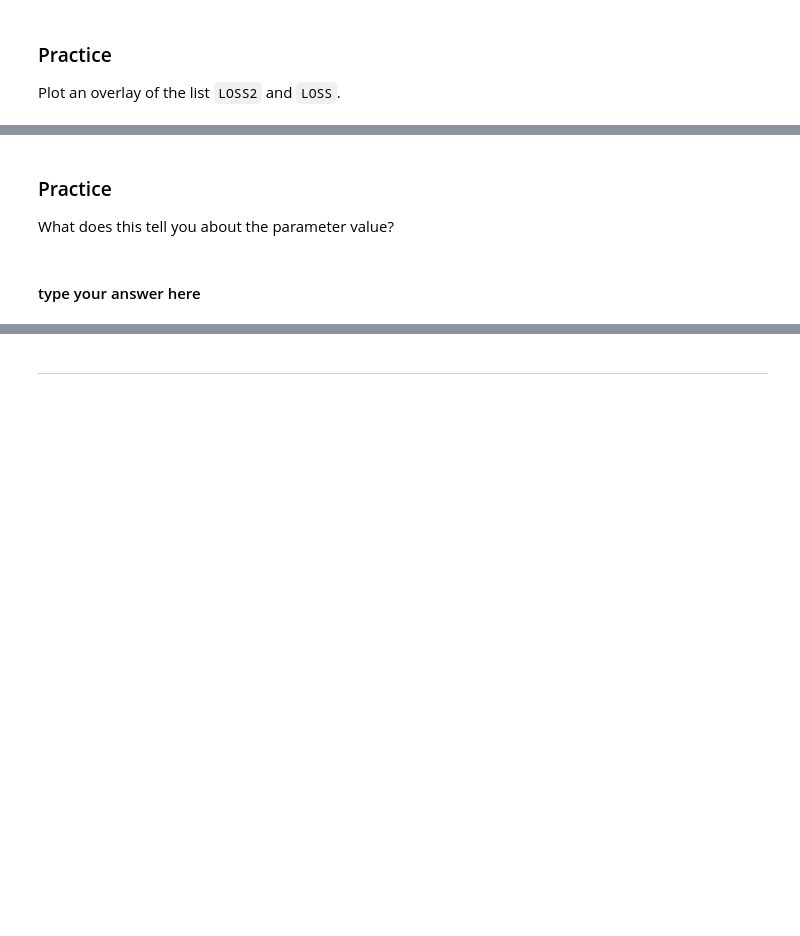
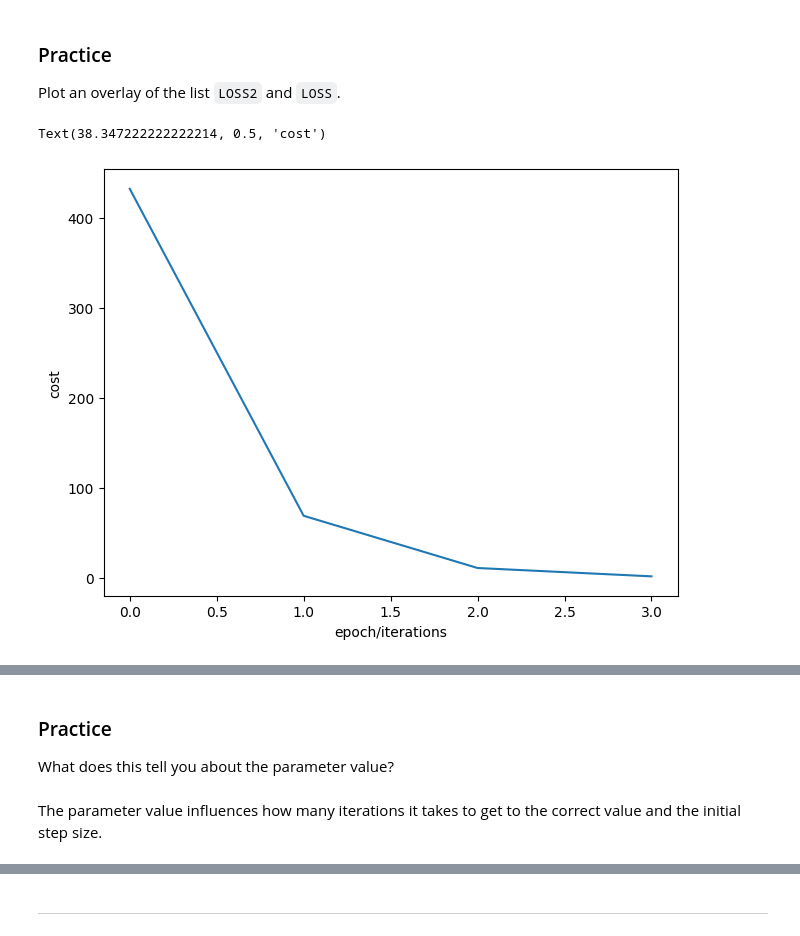
Before and after one commit to tibor1301/FIN-591-Student-Assignments, a Jupyter notebook: Week 3/Pytorchproblemset_Boyd.ipynb, the cells around one changed output, grey strips where cells are left out. Cells and saved outputs as stored; diff of their text form; code cells hidden in the pictures; blank space fills up the shorter version.

```diff
--- a/Week 3/Pytorchproblemset_Boyd.ipynb
+++ b/Week 3/Pytorchproblemset_Boyd.ipynb
@@ -552,16 +573,21 @@ gradient_plot1 = plot_diagram(X, Y, w, stop = 15)
 Plot an overlay of the list <code>LOSS2</code> and <code>LOSS</code>.
 # %%
 # Practice: Plot the list LOSS2 and LOSS
-
-# Type your code here
+plt.plot(LOSS2)
+plt.tight_layout()
+plt.xlabel("epoch/iterations")
+plt.ylabel("cost")
+# %% [output]
+Text(38.347222222222214, 0.5, 'cost')
+[figure, added]
 # %% [markdown]
 <!--Empty Space for separating topics-->
 # %% [markdown]
 <h3>Practice</h3>
 
 What does this tell you about the parameter value?
-# %% [markdown]
-#### type your answer here
+# %% [markdown]
+The parameter value influences how many iterations it takes to get to the correct value and the initial step size.
 # %% [markdown]
 <!--Empty Space for separating topics-->
 # %% [markdown]
```
Also changed, not shown: parts of 15 cells of this notebook.
